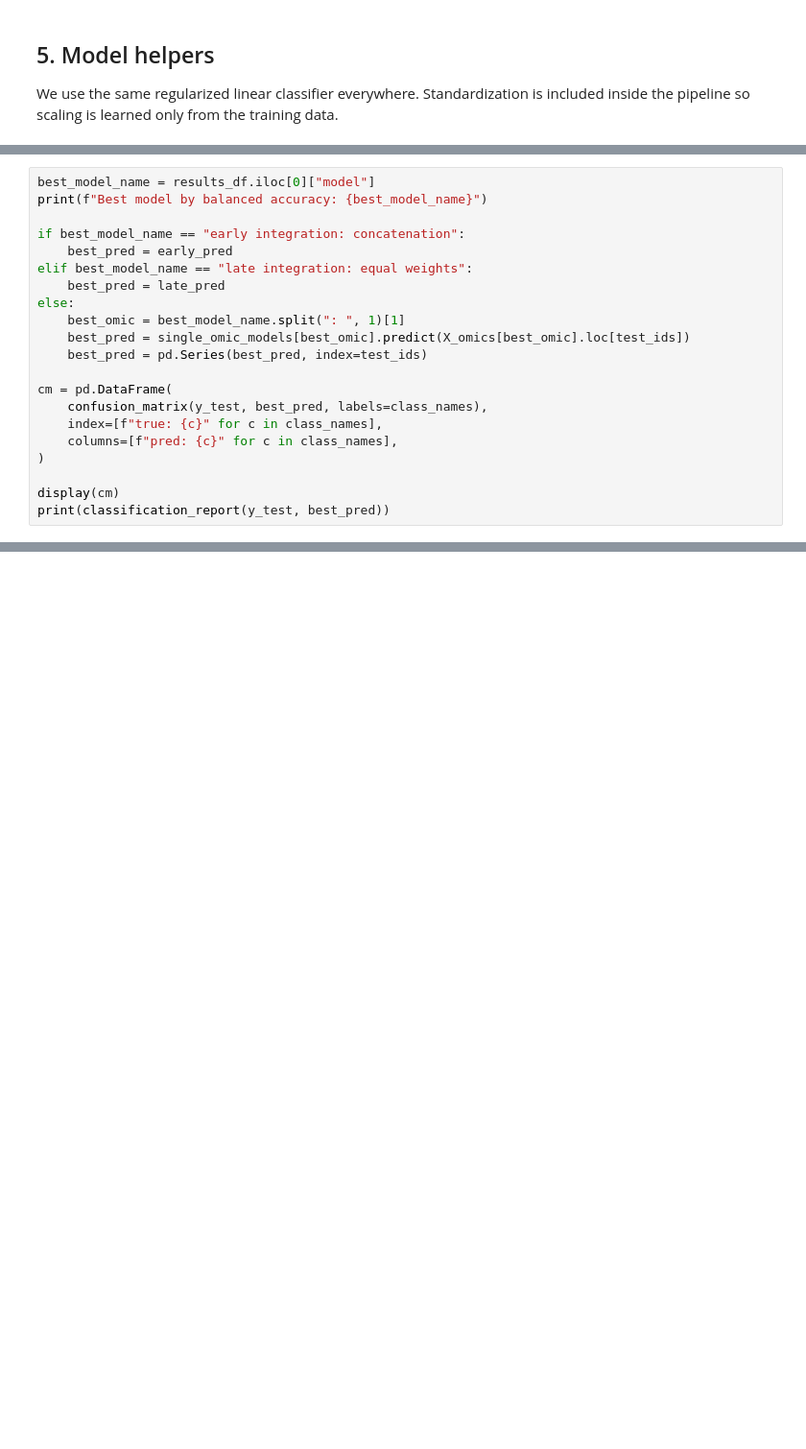
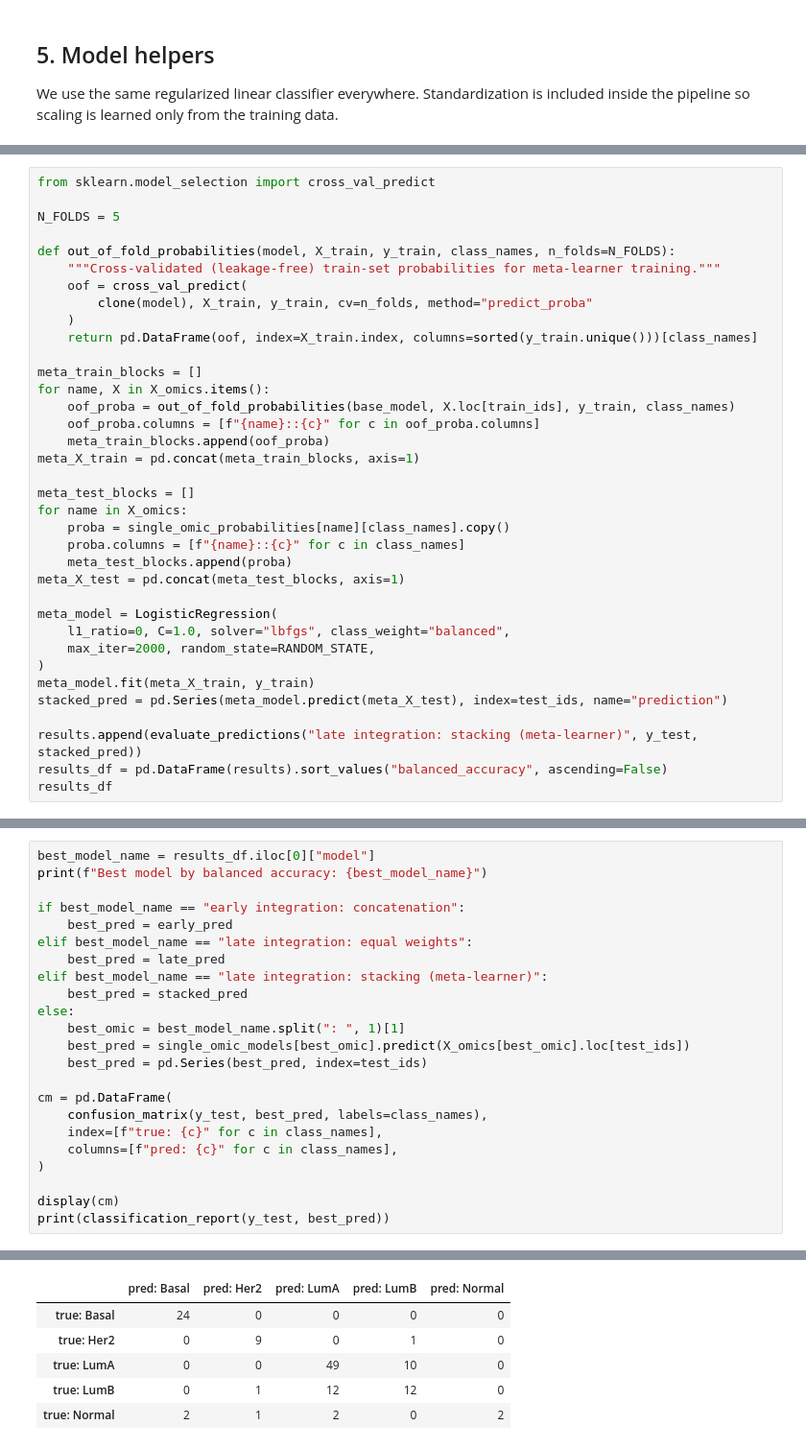
Before and after one commit to Barry8197/ECCB2026_TEST, a Jupyter notebook: sessions/session-2-multi-omics/part-1-linear-methods.ipynb, the cells around one changed output, grey strips where cells are left out. Shown at 96% size. Cells and saved outputs as stored; diff of their text form; blank space fills up the shorter version.

Commit message:
Finalized session2/part1 (linear methods)  notebook ; ready for review

```diff
--- a/sessions/session-2-multi-omics/part-1-linear-methods.ipynb
+++ b/sessions/session-2-multi-omics/part-1-linear-methods.ipynb
@@ -294,0 +678,36 @@ results_df
+# %%
+from sklearn.model_selection import cross_val_predict
+
+N_FOLDS = 5
+
+def out_of_fold_probabilities(model, X_train, y_train, class_names, n_folds=N_FOLDS):
+    """Cross-validated (leakage-free) train-set probabilities for meta-learner training."""
+    oof = cross_val_predict(
+        clone(model), X_train, y_train, cv=n_folds, method="predict_proba"
+    )
+    return pd.DataFrame(oof, index=X_train.index, columns=sorted(y_train.unique()))[class_names]
+
+meta_train_blocks = []
+for name, X in X_omics.items():
+    oof_proba = out_of_fold_probabilities(base_model, X.loc[train_ids], y_train, class_names)
+    oof_proba.columns = [f"{name}::{c}" for c in oof_proba.columns]
+    meta_train_blocks.append(oof_proba)
+meta_X_train = pd.concat(meta_train_blocks, axis=1)
+
+meta_test_blocks = []
+for name in X_omics:
+    proba = single_omic_probabilities[name][class_names].copy()
+    proba.columns = [f"{name}::{c}" for c in class_names]
+    meta_test_blocks.append(proba)
+meta_X_test = pd.concat(meta_test_blocks, axis=1)
+
+meta_model = LogisticRegression(
+    l1_ratio=0, C=1.0, solver="lbfgs", class_weight="balanced",
+    max_iter=2000, random_state=RANDOM_STATE,
+)
+meta_model.fit(meta_X_train, y_train)
+stacked_pred = pd.Series(meta_model.predict(meta_X_test), index=test_ids, name="prediction")
+
+results.append(evaluate_predictions("late integration: stacking (meta-learner)", y_test, stacked_pred))
+results_df = pd.DataFrame(results).sort_values("balanced_accuracy", ascending=False)
+results_df
@@ -437,6 +790,8 @@ if best_model_name == "early integration: concatenation":
     best_pred = early_pred
 elif best_model_name == "late integration: equal weights":
     best_pred = late_pred
+elif best_model_name == "late integration: stacking (meta-learner)":
+    best_pred = stacked_pred
 else:
     best_omic = best_model_name.split(": ", 1)[1]
     best_pred = single_omic_models[best_omic].predict(X_omics[best_omic].loc[test_ids])
@@ -450,3 +805,4 @@ cm = pd.DataFrame(
 
 display(cm)
 print(classification_report(y_test, best_pred))
+# %% [output]
@@ -452,0 +810,6 @@ print(classification_report(y_test, best_pred))
+|  | pred: Basal | pred: Her2 | pred: LumA | pred: LumB | pred: Normal |
+| true: Basal | 24 | 0 | 0 | 0 | 0 |
+| true: Her2 | 0 | 9 | 0 | 1 | 0 |
+| true: LumA | 0 | 0 | 49 | 10 | 0 |
+| true: LumB | 0 | 1 | 12 | 12 | 0 |
+| true: Normal | 2 | 1 | 2 | 0 | 2 |
```
Also changed, not shown: parts of 46 cells of this notebook.
